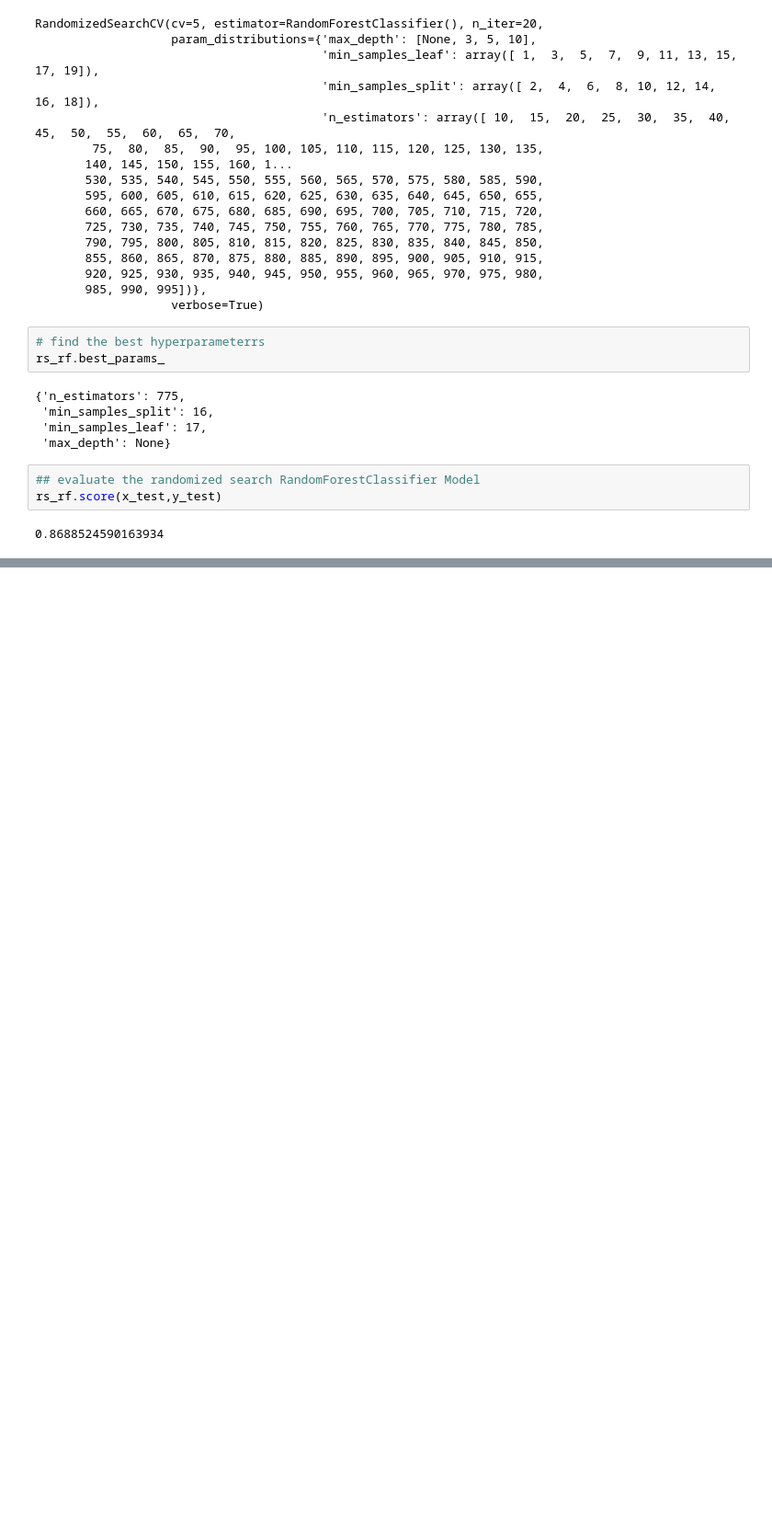
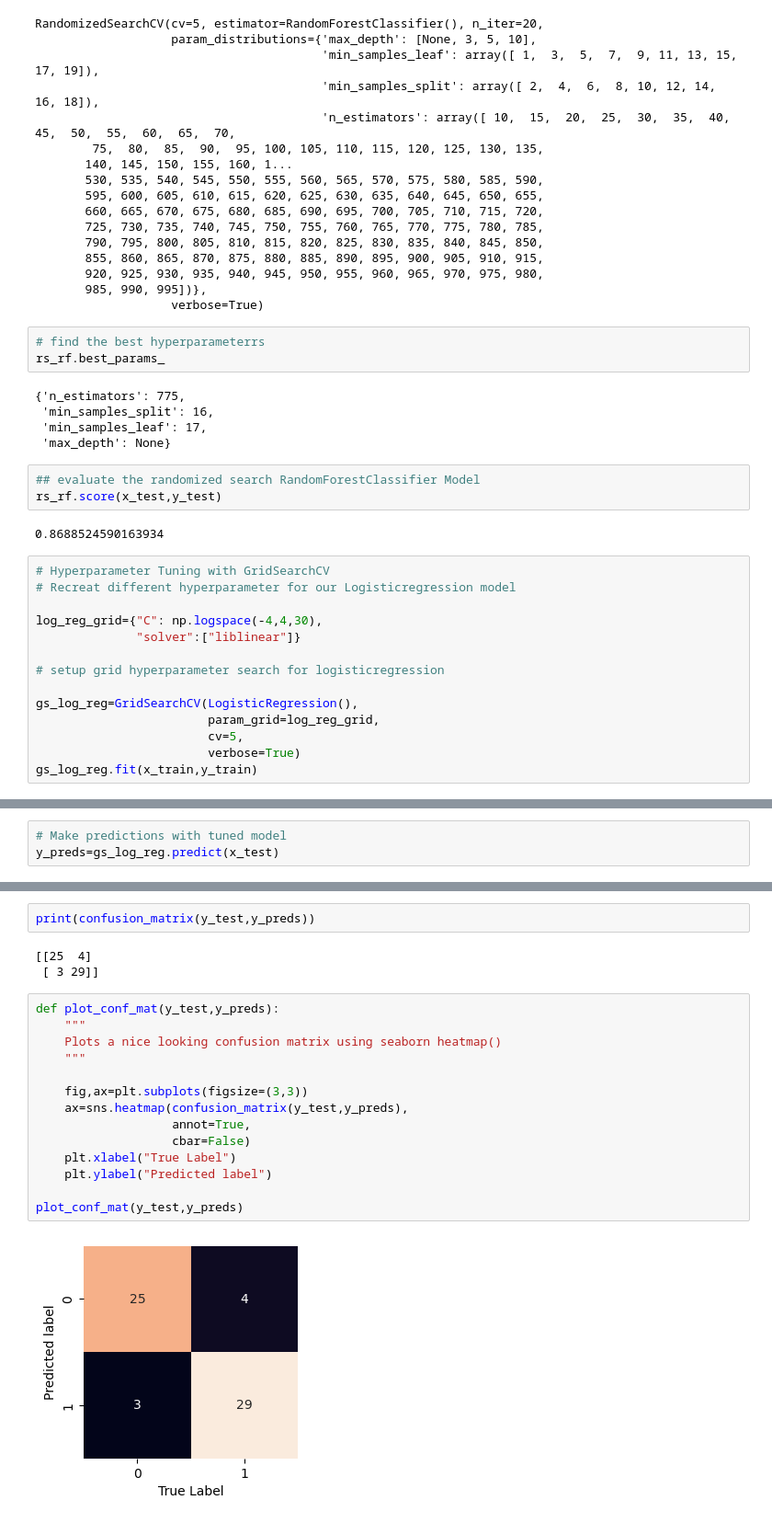
Before and after one commit to chialpp/Disease_estimator_Machine-Learning, a Jupyter notebook: Hospital_Project.ipynb, the cells around one changed output, grey strips where cells are left out. Shown at 92% size. Saved outputs shown, nothing was run; the diff lists cells and outputs as text; blank space fills up the shorter version.

Commit message:
cross validation and classification report and Grid searchCV is added

```diff
--- a/Hospital_Project.ipynb
+++ b/Hospital_Project.ipynb
@@ -413,3 +413,17 @@ rs_rf.best_params_
 rs_rf.score(x_test,y_test)
 # %% [output]
 0.8688524590163934
+# %%
+# Hyperparameter Tuning with GridSearchCV
+# Recreat different hyperparameter for our Logisticregression model
+
+log_reg_grid={"C": np.logspace(-4,4,30),
+              "solver":["liblinear"]}
+
+# setup grid hyperparameter search for logisticregression
+
+gs_log_reg=GridSearchCV(LogisticRegression(),
+                        param_grid=log_reg_grid,
+                        cv=5,
+                        verbose=True)
+gs_log_reg.fit(x_train,y_train)
@@ -415,0 +465,3 @@ rs_rf.score(x_test,y_test)
+# %%
+# Make predictions with tuned model
+y_preds=gs_log_reg.predict(x_test)
@@ -415,0 +496,21 @@ rs_rf.score(x_test,y_test)
+# %%
+print(confusion_matrix(y_test,y_preds))
+# %% [output]
+[[25  4]
+ [ 3 29]]
+# %%
+def plot_conf_mat(y_test,y_preds):
+    """
+    Plots a nice looking confusion matrix using seaborn heatmap()
+    """
+
+    fig,ax=plt.subplots(figsize=(3,3))
+    ax=sns.heatmap(confusion_matrix(y_test,y_preds),
+                   annot=True,
+                   cbar=False)
+    plt.xlabel("True Label")
+    plt.ylabel("Predicted label")
+
+plot_conf_mat(y_test,y_preds)
+# %% [output]
+[figure, added]
```
Also changed, not shown: parts of 15 cells of this notebook.
